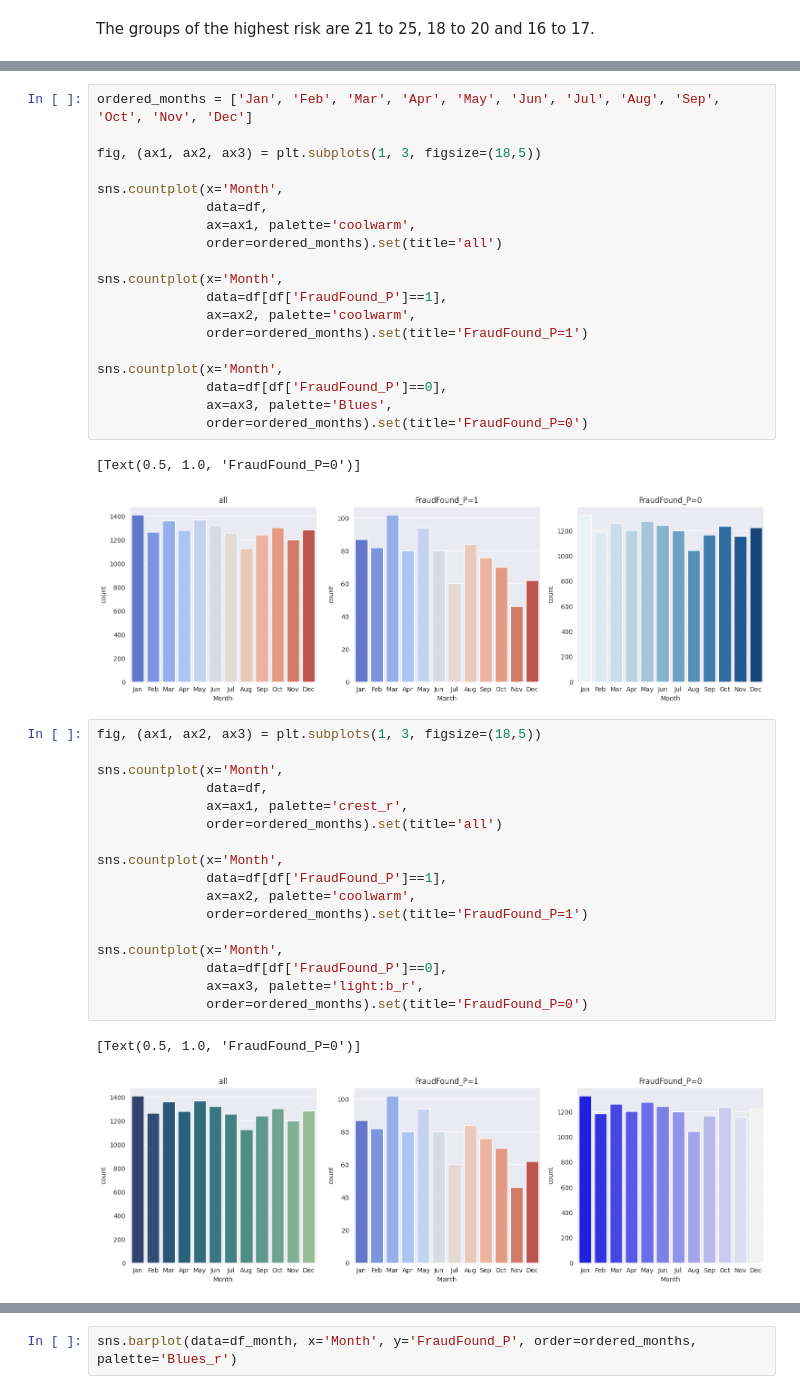
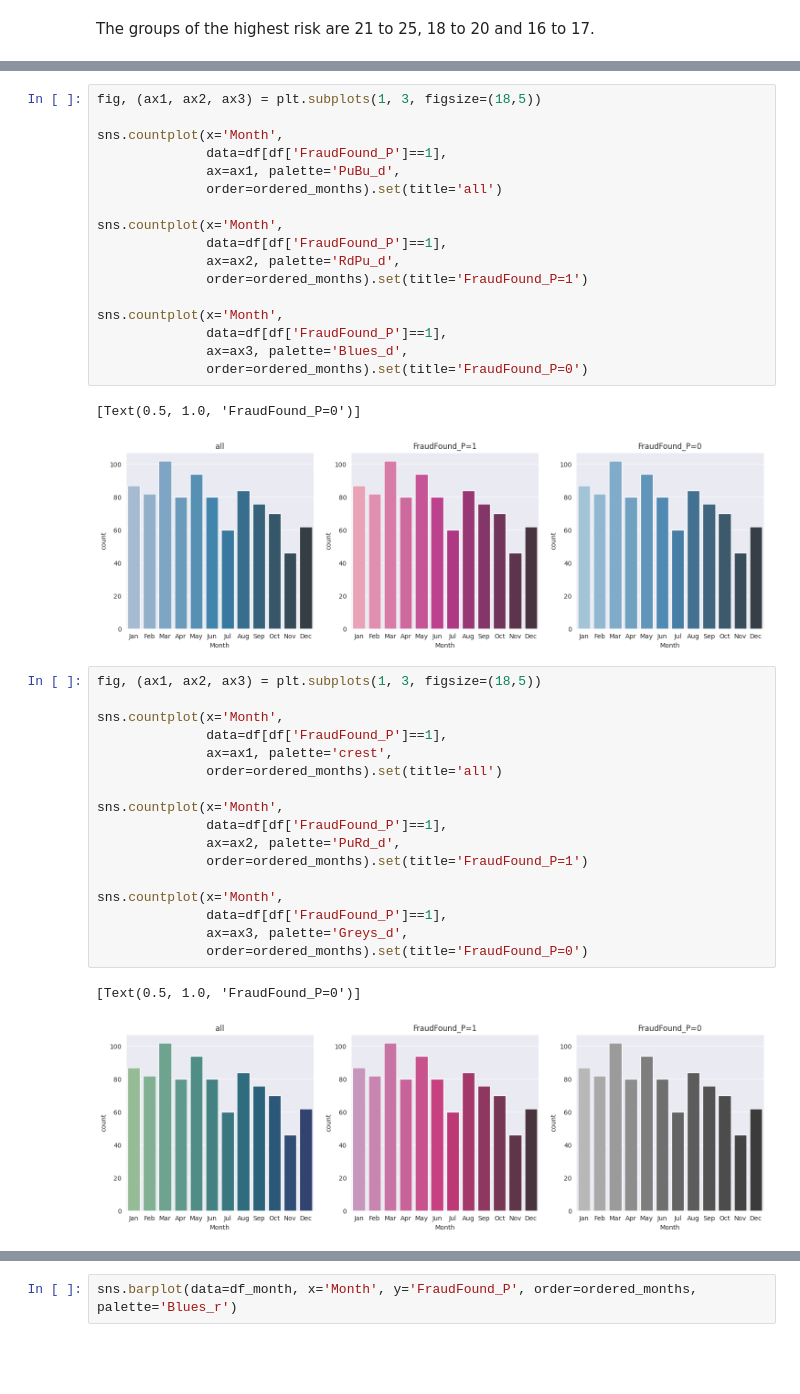
Before and after one commit to aziegert/Vehicle_Insurance_Claim_Fraud_Detection, a Jupyter notebook: Vehicle_Insurance_Claim_Fraud_Detection_v2.ipynb, the cells around one changed output, grey strips where cells are left out. Drawn from its saved outputs; the diff is of its cells as text; blank space fills up the shorter version.

```diff
--- a/Vehicle_Insurance_Claim_Fraud_Detection_v2.ipynb
+++ b/Vehicle_Insurance_Claim_Fraud_Detection_v2.ipynb
@@ -240,42 +259,40 @@ The groups of the highest risk are 21 to 25, 18 to 20 and 16 to 17.
 # %%
-ordered_months = ['Jan', 'Feb', 'Mar', 'Apr', 'May', 'Jun', 'Jul', 'Aug', 'Sep', 'Oct', 'Nov', 'Dec']
-
 fig, (ax1, ax2, ax3) = plt.subplots(1, 3, figsize=(18,5))
 
 sns.countplot(x='Month',
-              data=df,
-              ax=ax1, palette='coolwarm',
+              data=df[df['FraudFound_P']==1],
+              ax=ax1, palette='PuBu_d',
               order=ordered_months).set(title='all')
 
 sns.countplot(x='Month',
               data=df[df['FraudFound_P']==1],
-              ax=ax2, palette='coolwarm',
+              ax=ax2, palette='RdPu_d',
               order=ordered_months).set(title='FraudFound_P=1')
 
 sns.countplot(x='Month',
-              data=df[df['FraudFound_P']==0],
-              ax=ax3, palette='Blues',
+              data=df[df['FraudFound_P']==1],
+              ax=ax3, palette='Blues_d',
               order=ordered_months).set(title='FraudFound_P=0')
 # %% [output]
 [Text(0.5, 1.0, 'FraudFound_P=0')]
-[figure, old version]
+[figure, new version]
 # %%
 fig, (ax1, ax2, ax3) = plt.subplots(1, 3, figsize=(18,5))
 
 sns.countplot(x='Month',
-              data=df,
-              ax=ax1, palette='crest_r',
+              data=df[df['FraudFound_P']==1],
+              ax=ax1, palette='crest',
               order=ordered_months).set(title='all')
 
 sns.countplot(x='Month',
               data=df[df['FraudFound_P']==1],
-              ax=ax2, palette='coolwarm',
+              ax=ax2, palette='PuRd_d',
               order=ordered_months).set(title='FraudFound_P=1')
 
 sns.countplot(x='Month',
-              data=df[df['FraudFound_P']==0],
-              ax=ax3, palette='light:b_r',
+              data=df[df['FraudFound_P']==1],
+              ax=ax3, palette='Greys_d',
               order=ordered_months).set(title='FraudFound_P=0')
 # %% [output]
 [Text(0.5, 1.0, 'FraudFound_P=0')]
-[figure, old version]
+[figure, new version]
```
Also changed, not shown: parts of 12 cells of this notebook.
